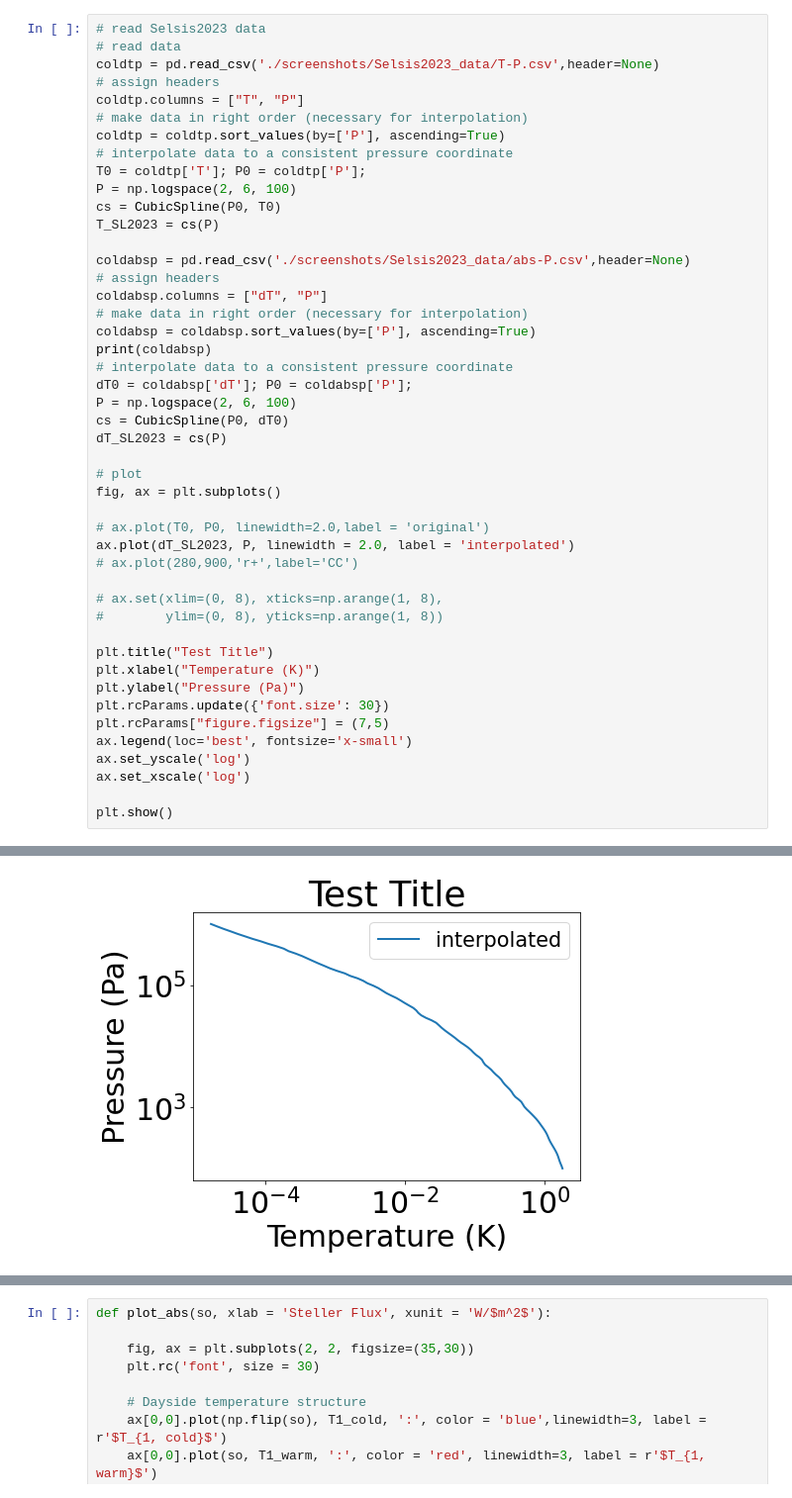
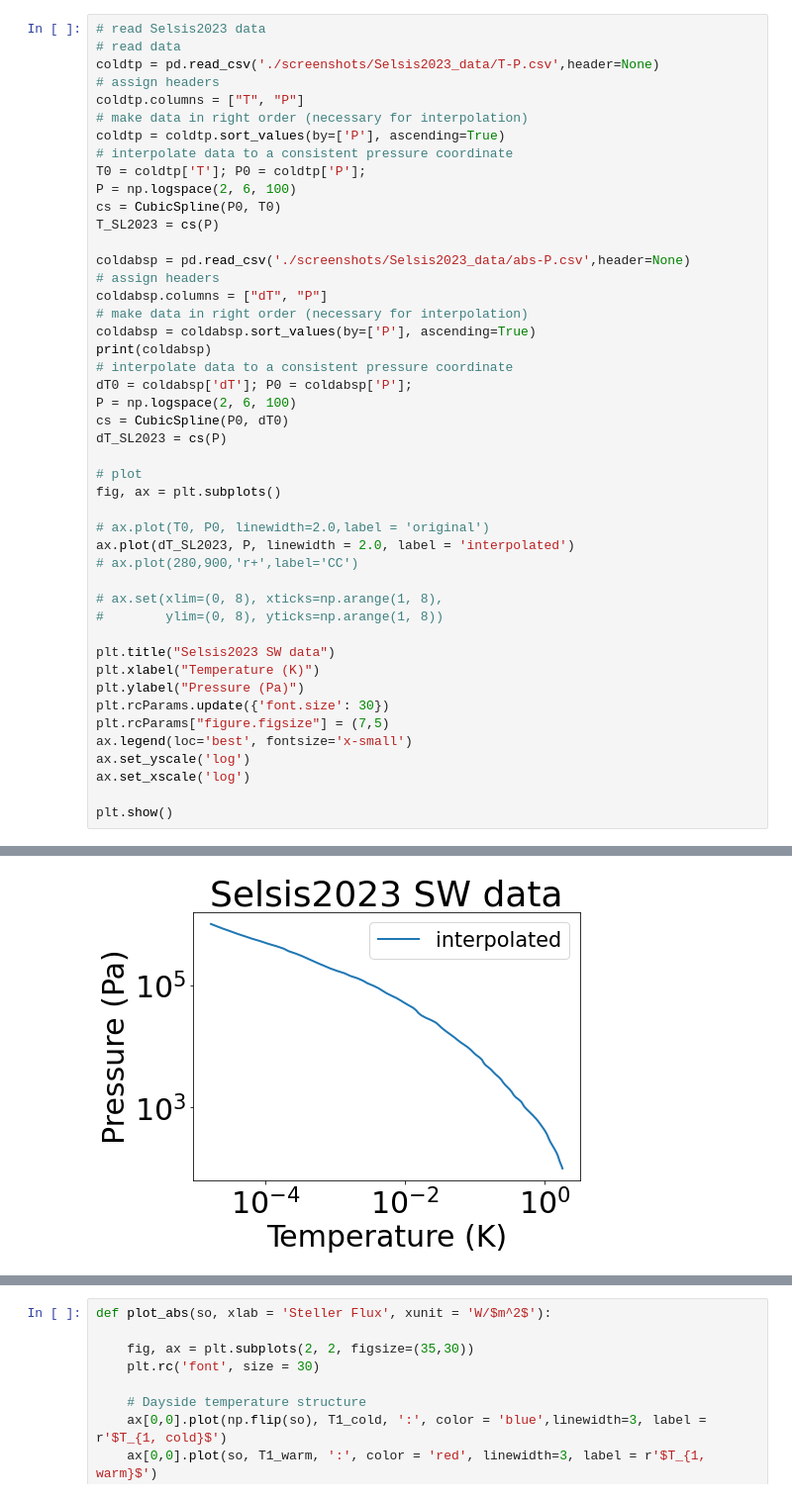
Before and after one commit to bowen27/hysteresis_steam, a Jupyter notebook: Code_OnMidway2Cluster_03242023/radiation fitting.ipynb, the cells around one changed output, grey strips where cells are left out. Shown at 99% size. Saved outputs shown, nothing was run; the diff lists cells and outputs as text.

```diff
--- a/Code_OnMidway2Cluster_03242023/radiation fitting.ipynb
+++ b/Code_OnMidway2Cluster_03242023/radiation fitting.ipynb
@@ -173,35 +173,35 @@ fig, ax = plt.subplots()
 ax.plot(dT_SL2023, P, linewidth = 2.0, label = 'interpolated')
 # ax.plot(280,900,'r+',label='CC')
 
 # ax.set(xlim=(0, 8), xticks=np.arange(1, 8),
 #        ylim=(0, 8), yticks=np.arange(1, 8))
 
-plt.title("Test Title")
+plt.title("Selsis2023 SW data")
 plt.xlabel("Temperature (K)")
 plt.ylabel("Pressure (Pa)")
 plt.rcParams.update({'font.size': 30})
 plt.rcParams["figure.figsize"] = (7,5)
 ax.legend(loc='best', fontsize='x-small')
 ax.set_yscale('log')
 ax.set_xscale('log')
 
 plt.show()
 # %% [output]
           dT             P
 68  2.643265  2.254215e+01
 69  2.553144  2.655419e+01
 67  2.417675  3.186529e+01
 65  2.303004  3.825857e+01
 66  2.181569  4.521534e+01
 ..       ...           ...
 4   0.000043  6.633911e+05
 3   0.000033  7.410056e+05
 2   0.000025  8.262167e+05
 1   0.000019  9.300862e+05
 0   0.000015  1.040769e+06
 
 [70 rows x 2 columns]
-[figure, old version]
+[figure, new version]
 # %%
 # Put the data from Turbet2021, Turbet2023, Selsis2023 together
 fig, ax = plt.subplots()
```
Also changed, not shown: parts of 21 cells of this notebook, 19 other files.
